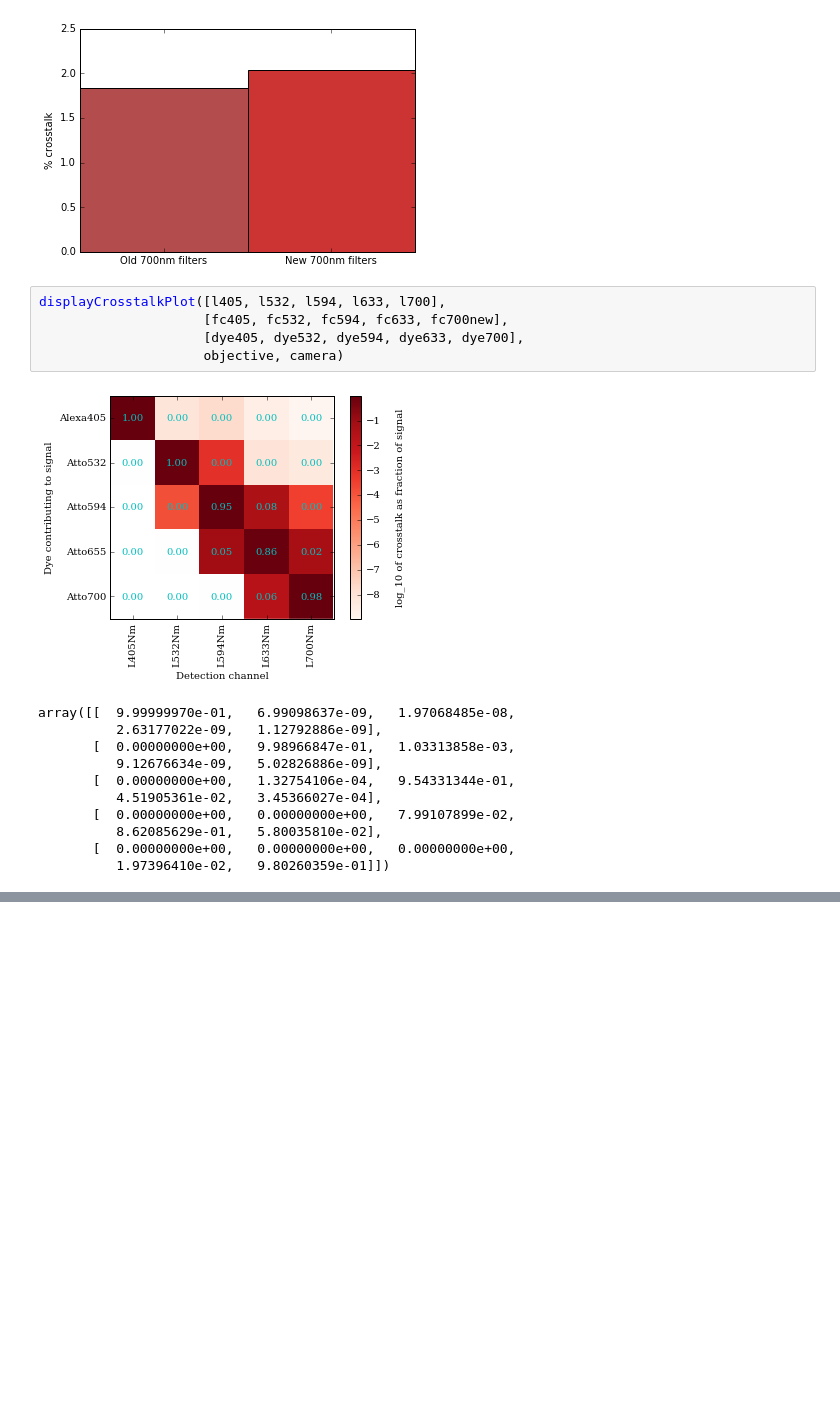
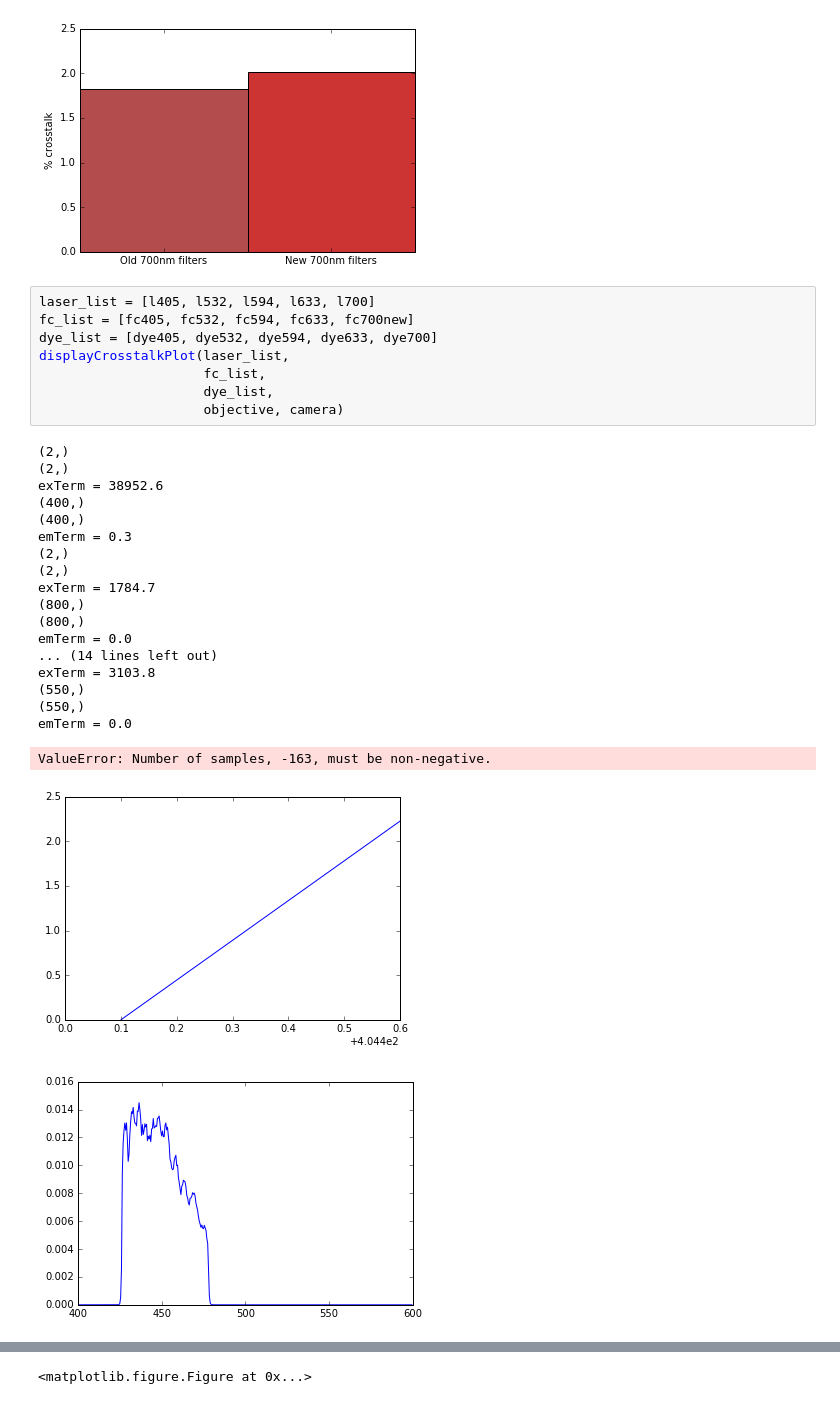
Before and after one commit to dougkelly88/DyeAndFilterCharacterisation, a Jupyter notebook: Crosstalk analysis.ipynb, the cells around one changed output, grey strips where cells are left out. Cells and saved outputs as stored; diff of their text form; blank space fills up the shorter version.

```diff
--- a/Crosstalk analysis.ipynb
+++ b/Crosstalk analysis.ipynb
@@ -158,19 +169,31 @@ plt.ylabel('% crosstalk')
 <matplotlib.text.Text at 0x...>
 [figure]
 # %%
-displayCrosstalkPlot([l405, l532, l594, l633, l700],
-                     [fc405, fc532, fc594, fc633, fc700new],
-                     [dye405, dye532, dye594, dye633, dye700],
+laser_list = [l405, l532, l594, l633, l700]
+fc_list = [fc405, fc532, fc594, fc633, fc700new]
+dye_list = [dye405, dye532, dye594, dye633, dye700]
+displayCrosstalkPlot(laser_list,
+                     fc_list,
+                     dye_list,
                      objective, camera)
 # %% [output]
+(2,)
+(2,)
+exTerm = 38952.6
+(400,)
+(400,)
+emTerm = 0.3
+(2,)
+(2,)
+exTerm = 1784.7
+(800,)
+(800,)
+emTerm = 0.0
+... (14 lines left out)
+exTerm = 3103.8
+(550,)
+(550,)
+emTerm = 0.0
+ValueError: Number of samples, -163, must be non-negative.
-[figure, old version]
+[figure, new version]
-array([[  9.99999970e-01,   6.99098637e-09,   1.97068485e-08,
-          2.63177022e-09,   1.12792886e-09],
-       [  0.00000000e+00,   9.98966847e-01,   1.03313858e-03,
-          9.12676634e-09,   5.02826886e-09],
-       [  0.00000000e+00,   1.32754106e-04,   9.54331344e-01,
-          4.51905361e-02,   3.45366027e-04],
-       [  0.00000000e+00,   0.00000000e+00,   7.99107899e-02,
-          8.62085629e-01,   5.80035810e-02],
-       [  0.00000000e+00,   0.00000000e+00,   0.00000000e+00,
-          1.97396410e-02,   9.80260359e-01]])
+[figure, added]
@@ -176,0 +208 @@ array([[  9.99999970e-01,   6.99098637e-09,   1.97068485e-08,
+<matplotlib.figure.Figure at 0x...>
```
Also changed, not shown: parts of 7 cells of this notebook, 21 other files.
